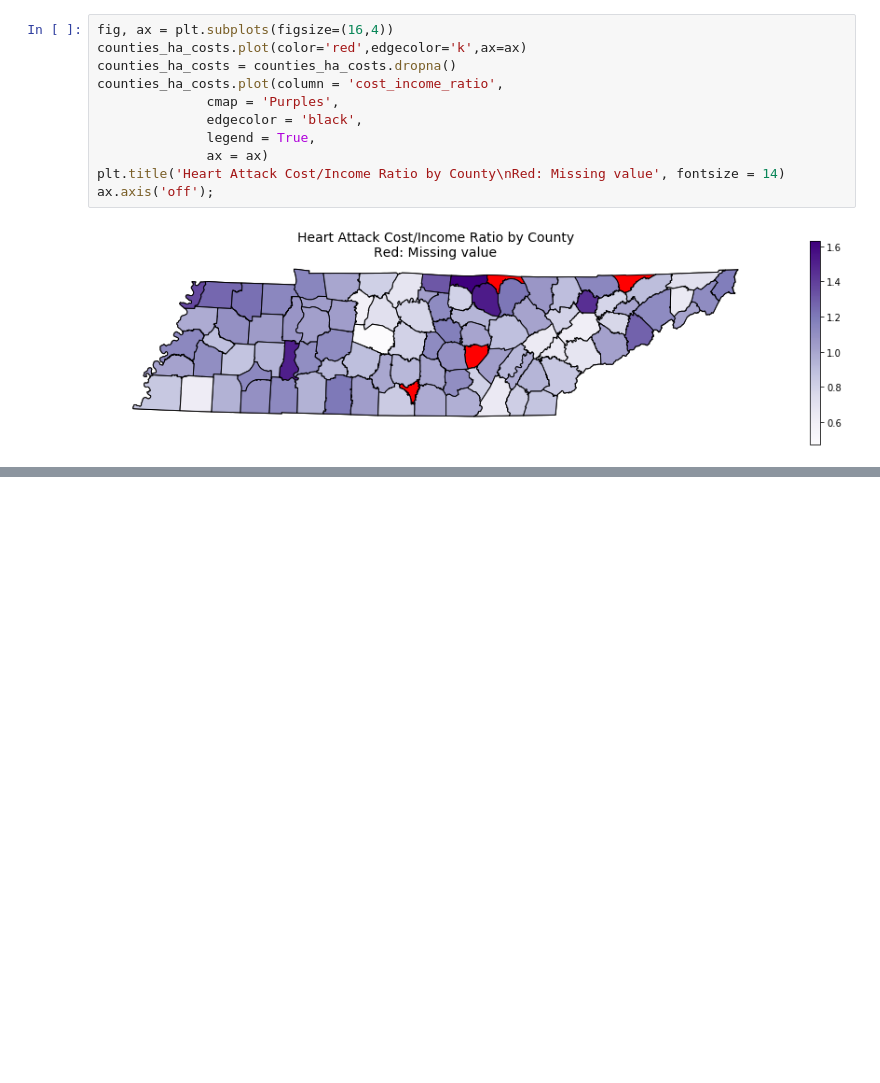
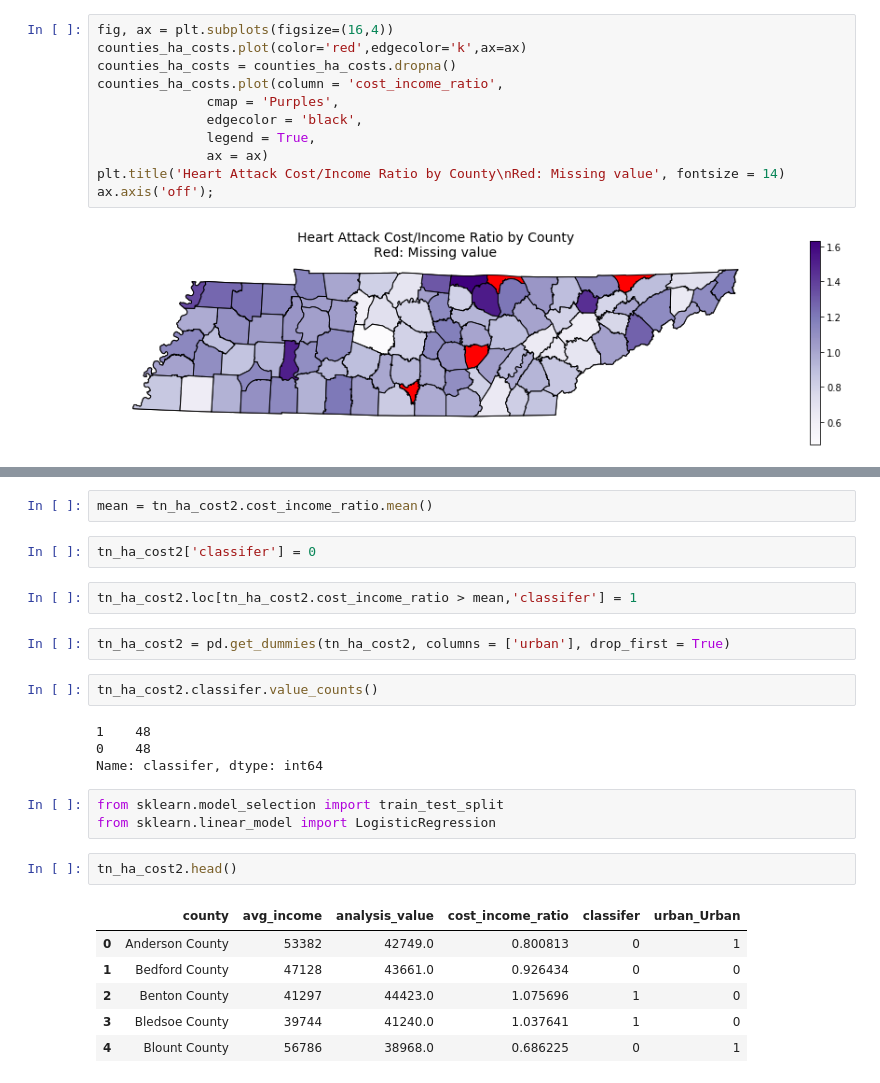
Before and after one commit to yunkaizhang/vanderbilt-data-essentials-cohort-2, a Jupyter notebook: code/YZ_code.ipynb, the cells around one changed output, grey strips where cells are left out. Cells and saved outputs as stored; diff of their text form; blank space fills up the shorter version.

```diff
--- a/code/YZ_code.ipynb
+++ b/code/YZ_code.ipynb
@@ -434,0 +437,26 @@ ax.axis('off');
+# %%
+mean = tn_ha_cost2.cost_income_ratio.mean()
+# %%
+tn_ha_cost2['classifer'] = 0
+# %%
+tn_ha_cost2.loc[tn_ha_cost2.cost_income_ratio > mean,'classifer'] = 1
+# %%
+tn_ha_cost2 = pd.get_dummies(tn_ha_cost2, columns = ['urban'], drop_first = True)
+# %%
+tn_ha_cost2.classifer.value_counts()
+# %% [output]
+1    48
+0    48
+Name: classifer, dtype: int64
+# %%
+from sklearn.model_selection import train_test_split
+from sklearn.linear_model import LogisticRegression
+# %%
+tn_ha_cost2.head()
+# %% [output]
+|  | county | avg_income | analysis_value | cost_income_ratio | classifer | urban_Urban |
+| 0 | Anderson County | 53382 | 42749.0 | 0.800813 | 0 | 1 |
+| 1 | Bedford County | 47128 | 43661.0 | 0.926434 | 0 | 0 |
+| 2 | Benton County | 41297 | 44423.0 | 1.075696 | 1 | 0 |
+| 3 | Bledsoe County | 39744 | 41240.0 | 1.037641 | 1 | 0 |
+| 4 | Blount County | 56786 | 38968.0 | 0.686225 | 0 | 1 |
```
Also changed, not shown: parts of 23 cells of this notebook, 3 other files.
